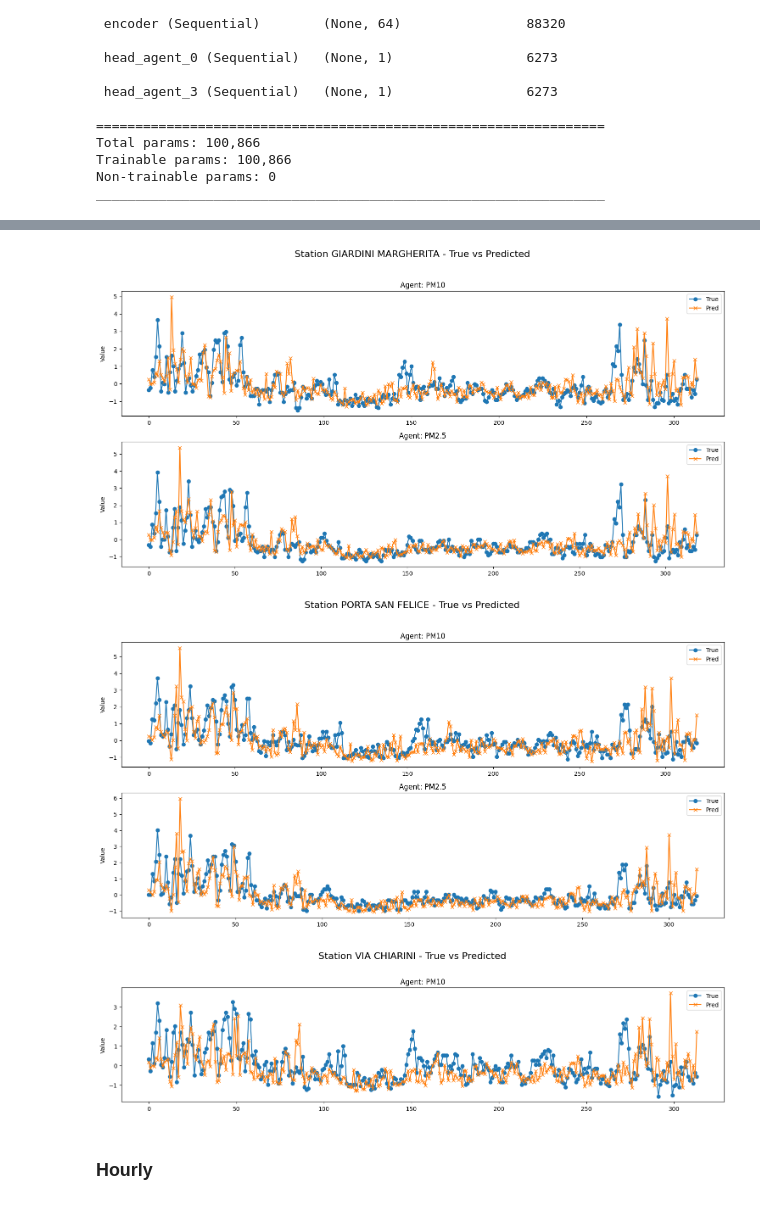
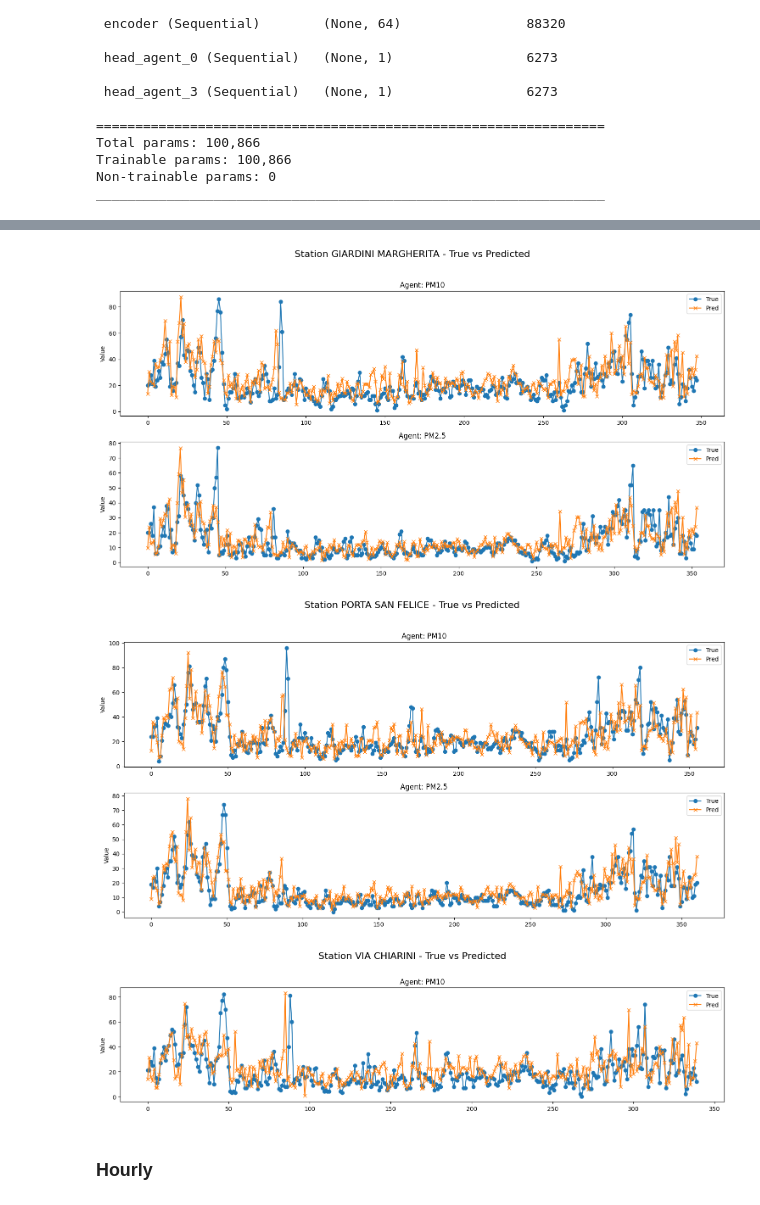
Before and after one commit to davidesonno/AII-project, a Jupyter notebook: 9-multi-agent-model.ipynb, the cells around one changed output, grey strips where cells are left out. Saved outputs shown, nothing was run; the diff lists cells and outputs as text; code cells hidden in the pictures.

```diff
--- a/9-multi-agent-model.ipynb
+++ b/9-multi-agent-model.ipynb
@@ -588,0 +548,5 @@ Epoch 48/100
+# %%
+try:
+    d_model.evaluate(d_val.take(1)) # init the model
+    d_model.load_weights('multi-agent-models\daily_64-64-64_64-32_loss0-0144.h5')
+except: pass
@@ -605,5 +614,8 @@ Trainable params: 100,866
 Non-trainable params: 0
 _________________________________________________________________
 # %%
-d_results = d_model.predict(d_test.map(lambda x, a, v, s: ((x, a),))) # only pass sequence and agent id
+def map_inputs(x, a, *rest):
+    return (x, a),
+
+d_results = d_model.predict(d_test.map(map_inputs)) # only pass sequence and agent id
 # %% [output]
@@ -611,21 +623,28 @@ d_results = d_model.predict(d_test.map(lambda x, a, v, s: ((x, a),))) # only pas
 # %%
-d_agent_values = {}
+d_agent_values = {
+    'true': {},
+    'predictions': {}
+}
 i = 0
 
-for _, agent_ids, targets, station_ids in d_test:
+for _, agent_ids, targets, station_ids, dates in d_test:
     agent_ids = agent_ids.numpy()
     targets = targets.numpy()
     station_ids = station_ids.numpy()
 
-    for a, t, s in zip(agent_ids, targets, station_ids):
+    for a, t, s, d in zip(agent_ids, targets, station_ids, dates):
+        s_key = stations[s]
+        a_key = agents[a]
+        if s_key not in d_agent_values['true']:
+            d_agent_values['true'][s_key] = {}
+            d_agent_values['predictions'][s_key] = {}
+        if a_key not in d_agent_values['true'][s_key]:
+            d_agent_values['true'][s_key][a_key] = pd.DataFrame(columns=['Agent_value'])
+            d_agent_values['predictions'][s_key][a_key] = pd.DataFrame(columns=['Agent_value'])
+            d_agent_values['true'][s_key][a_key].index.name = 'Date'
+            d_agent_values['predictions'][s_key][a_key].index.name = 'Date'
 
-        if s not in d_agent_values:
-            d_agent_values[s] = {}
-        if a not in d_agent_values[s]:
-            d_agent_values[s][a] = {
-                'true': [],
-                'pred': []
-            }
-        d_agent_values[s][a]['true'].append(t)
-        d_agent_values[s][a]['pred'].append(d_results[i])
+        date_index = d.numpy().decode('utf-8')
+        d_agent_values['true'][s_key][a_key].loc[pd.to_datetime(date_index)] = t
+        d_agent_values['predictions'][s_key][a_key].loc[pd.to_datetime(date_index)] = d_results[i]
         i+=1
@@ -632,9 +668,9 @@ for _, agent_ids, targets, station_ids in d_test:
 # %%
-plot_predictions(d_agent_values, stations, agents, agent_distributions)
+plot_predictions(d_agent_values, agent_distributions, max_elements_per_plot=999)
 # %% [output]
-[figure, old version]
+[figure, new version]
-[figure, old version]
+[figure, new version]
-[figure, old version]
+[figure, new version]
 # %% [markdown]
 ### Hourly
 # %%
```
Also changed, not shown: parts of 29 cells of this notebook, 7 other files.
